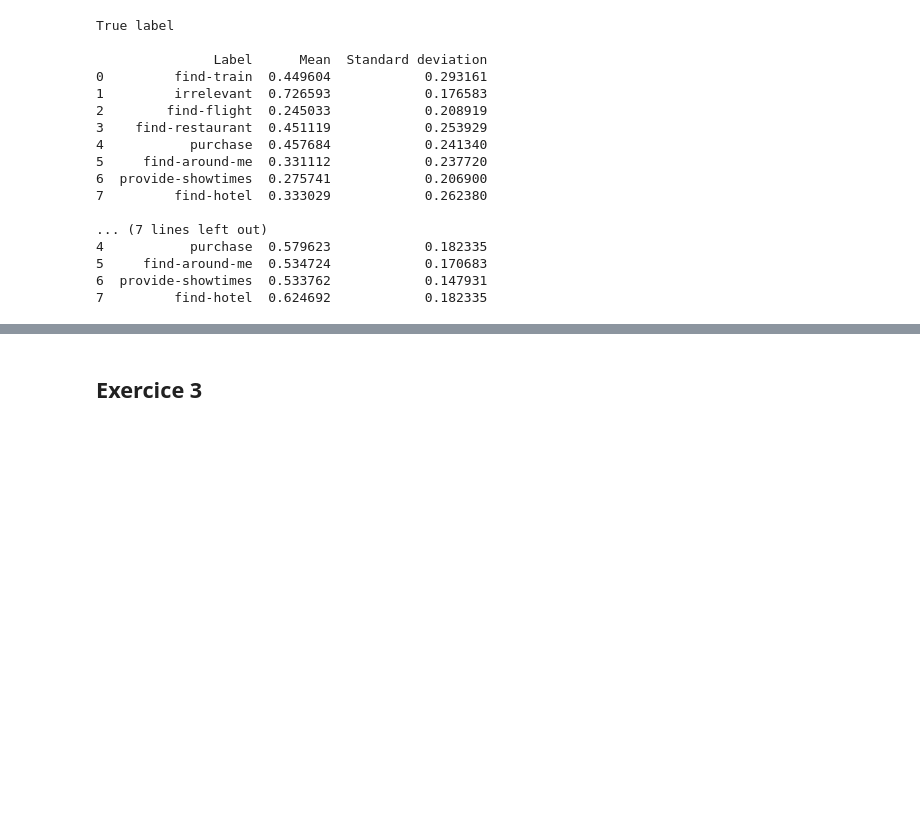
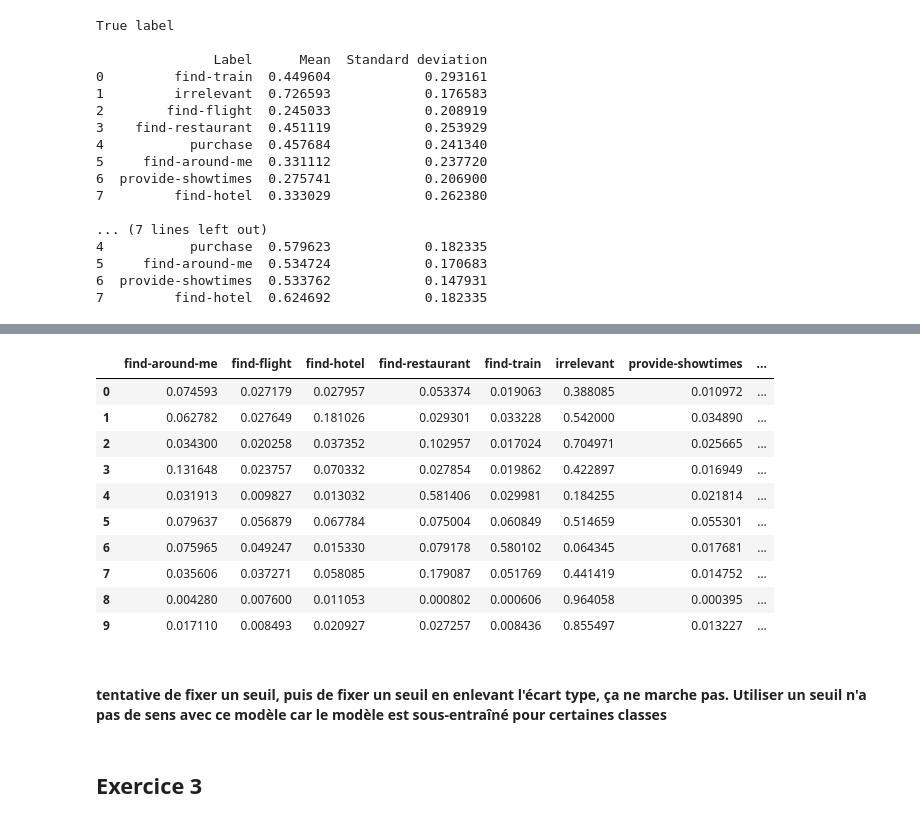
Before and after one commit to hbBoucherit/projet_inge_logicielle, a Jupyter notebook: projet_inge_logi.ipynb, the cells around one changed output, grey strips where cells are left out. Drawn from its saved outputs; the diff is of its cells as text; code cells hidden in the pictures; blank space fills up the shorter version.

```diff
--- a/projet_inge_logi.ipynb
+++ b/projet_inge_logi.ipynb
@@ -472,3 +516,45 @@ True label
+# %%
+# on ajoute les seuils
+
+# find-around-me >= 0.33
+tableau["is find-around-me"] = (tableau["find-around-me"] >= 0.10).astype(int)
+
+# find-flight >= 0.24
+tableau["is find-flight"] = (tableau["find-flight"] >= 0.04).astype(int)
+
+# find-hotel >= 0.33
+tableau["is find-hotel"] = (tableau["find-hotel"] >= 0.07).astype(int)
+
+# find-restaurant >= 0.33
+tableau["is find-restaurant"] = (tableau["find-restaurant"] >= 0.20).astype(int)
+
+# find-train >= 0.44
+tableau["is find-train"] = (tableau["find-train"] >= 0.15).astype(int)
+
+# irrelevant >= 0.72
+tableau["is irrelevant"] = (tableau["irrelevant"] >= 0.55).astype(int)
+
+# provide-showtimes >= 0.27
+tableau["is provide-showtimes"] = (tableau["provide-showtimes"] >= 0.17).astype(int)
+
+# purchase >= 0.45
+tableau["is purchase"] = (tableau["purchase"] >= 0.21).astype(int)
+
+tableau.head(n=10)
+# %% [output]
+|  | find-around-me | find-flight | find-hotel | find-restaurant | find-train | irrelevant | provide-showtimes | ... |
+| 0 | 0.074593 | 0.027179 | 0.027957 | 0.053374 | 0.019063 | 0.388085 | 0.010972 | ... |
+| 1 | 0.062782 | 0.027649 | 0.181026 | 0.029301 | 0.033228 | 0.542000 | 0.034890 | ... |
+| 2 | 0.034300 | 0.020258 | 0.037352 | 0.102957 | 0.017024 | 0.704971 | 0.025665 | ... |
+| 3 | 0.131648 | 0.023757 | 0.070332 | 0.027854 | 0.019862 | 0.422897 | 0.016949 | ... |
+| 4 | 0.031913 | 0.009827 | 0.013032 | 0.581406 | 0.029981 | 0.184255 | 0.021814 | ... |
+| 5 | 0.079637 | 0.056879 | 0.067784 | 0.075004 | 0.060849 | 0.514659 | 0.055301 | ... |
+| 6 | 0.075965 | 0.049247 | 0.015330 | 0.079178 | 0.580102 | 0.064345 | 0.017681 | ... |
+| 7 | 0.035606 | 0.037271 | 0.058085 | 0.179087 | 0.051769 | 0.441419 | 0.014752 | ... |
+| 8 | 0.004280 | 0.007600 | 0.011053 | 0.000802 | 0.000606 | 0.964058 | 0.000395 | ... |
+| 9 | 0.017110 | 0.008493 | 0.020927 | 0.027257 | 0.008436 | 0.855497 | 0.013227 | ... |
+# %% [markdown]
+#### tentative de fixer un seuil, puis de fixer un seuil en enlevant l'écart type, ça ne marche pas. Utiliser un seuil n'a pas de sens avec ce modèle car le modèle est sous-entraîné pour certaines classes
 # %% [markdown]
 ## Exercice 3
 # %% [markdown]
```
Also changed, not shown: parts of 3 cells of this notebook.
